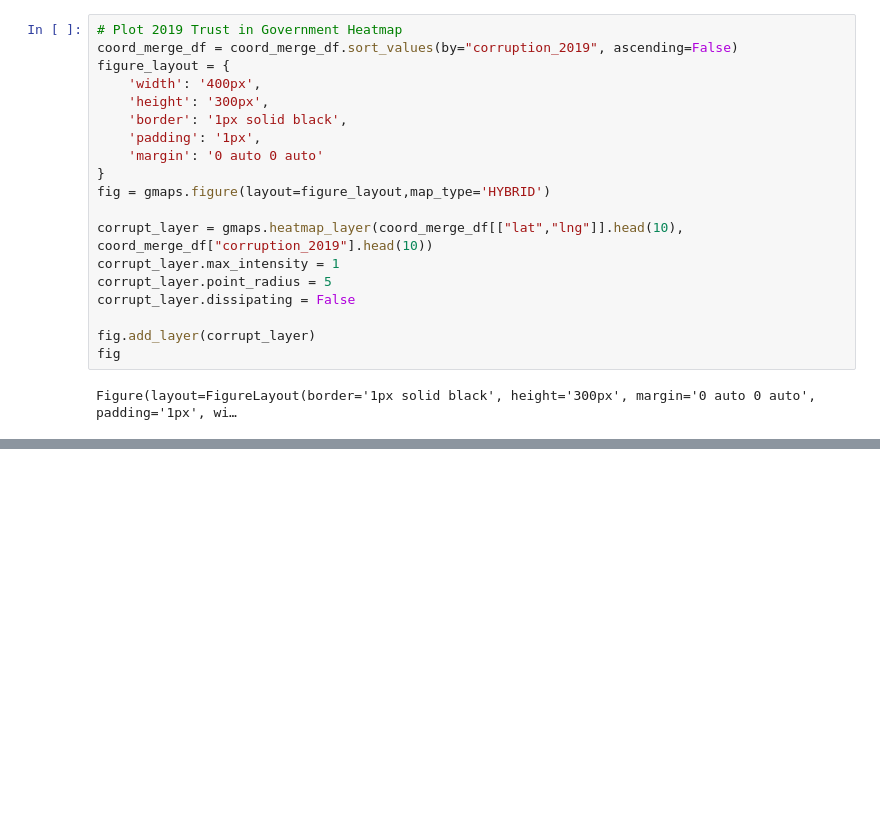
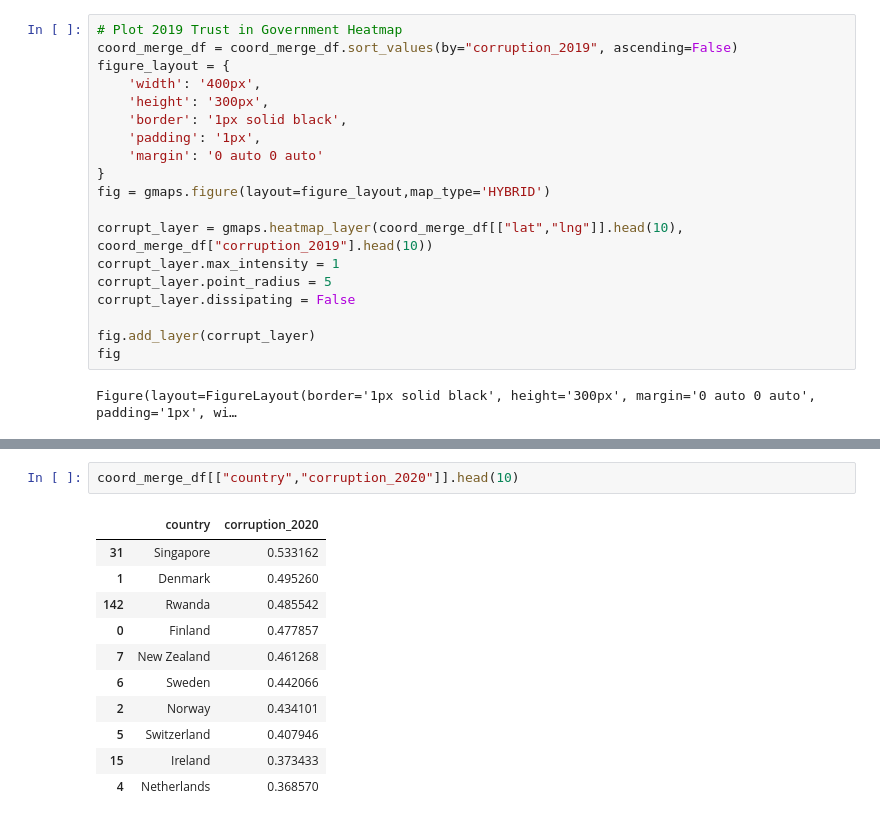
Before and after one commit to josiedeleon/Team9--Project1, a Jupyter notebook: Project 1 Happiness.ipynb, the cells around one changed output, grey strips where cells are left out. Drawn from its saved outputs; the diff is of its cells as text; blank space fills up the shorter version.

```diff
--- a/Project 1 Happiness.ipynb
+++ b/Project 1 Happiness.ipynb
@@ -178,3 +220,17 @@ fig.add_layer(corrupt_layer)
 fig
 # %% [output]
 Figure(layout=FigureLayout(border='1px solid black', height='300px', margin='0 auto 0 auto', padding='1px', wi…
+# %%
+coord_merge_df[["country","corruption_2020"]].head(10)
+# %% [output]
+|  | country | corruption_2020 |
+| 31 | Singapore | 0.533162 |
+| 1 | Denmark | 0.495260 |
+| 142 | Rwanda | 0.485542 |
+| 0 | Finland | 0.477857 |
+| 7 | New Zealand | 0.461268 |
+| 6 | Sweden | 0.442066 |
+| 2 | Norway | 0.434101 |
+| 5 | Switzerland | 0.407946 |
+| 15 | Ireland | 0.373433 |
+| 4 | Netherlands | 0.368570 |
```
Also changed, not shown: parts of 9 cells of this notebook, 6 other files.
